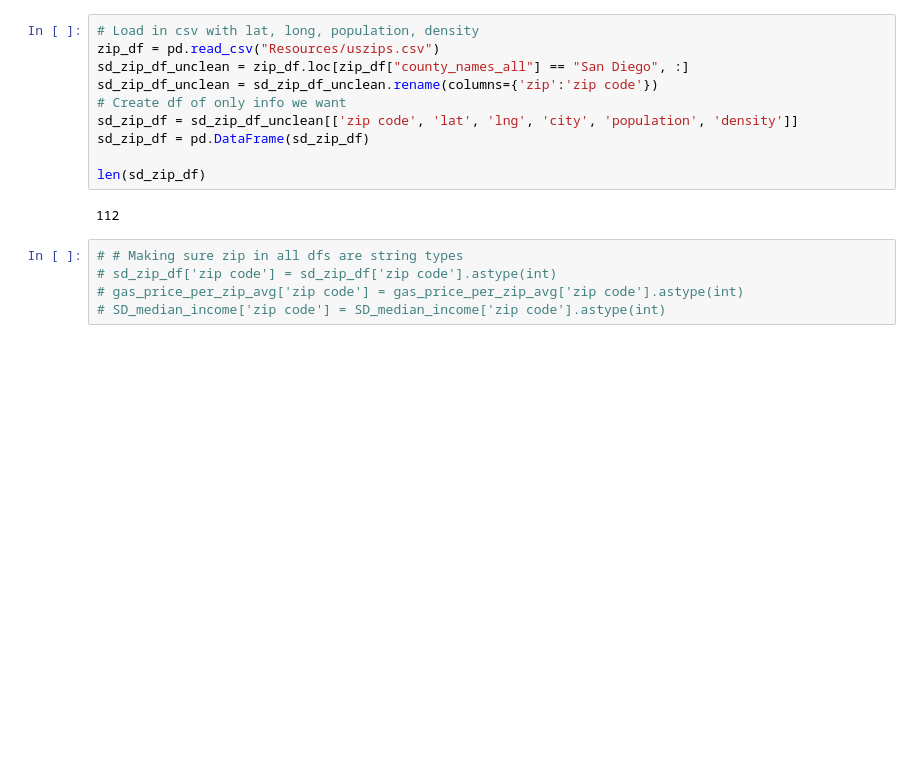
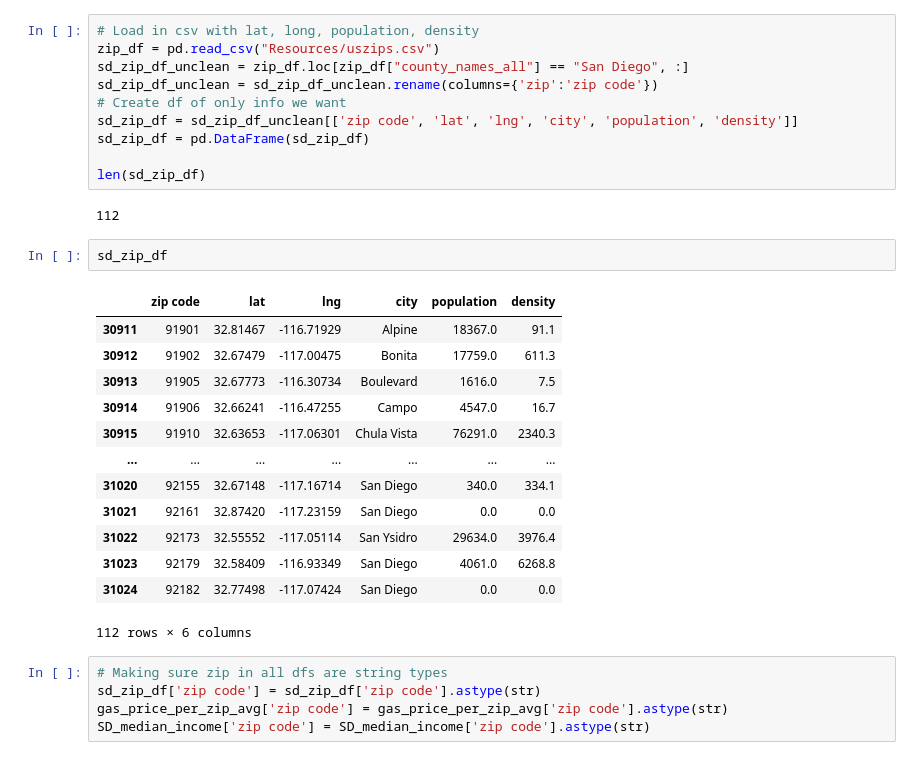
Before and after one commit to Lilnessa/Project1, a Jupyter notebook: gas_prices_zip_code.ipynb, the cells around one changed output. Drawn from its saved outputs; the diff is of its cells as text; blank space fills up the shorter version.

```diff
--- a/gas_prices_zip_code.ipynb
+++ b/gas_prices_zip_code.ipynb
@@ -224,8 +227,24 @@ sd_zip_df = pd.DataFrame(sd_zip_df)
 len(sd_zip_df)
 # %% [output]
 112
+# %%
+sd_zip_df
+# %% [output]
+|  | zip code | lat | lng | city | population | density |
+| 30911 | 91901 | 32.81467 | -116.71929 | Alpine | 18367.0 | 91.1 |
+| 30912 | 91902 | 32.67479 | -117.00475 | Bonita | 17759.0 | 611.3 |
+| 30913 | 91905 | 32.67773 | -116.30734 | Boulevard | 1616.0 | 7.5 |
+| 30914 | 91906 | 32.66241 | -116.47255 | Campo | 4547.0 | 16.7 |
+| 30915 | 91910 | 32.63653 | -117.06301 | Chula Vista | 76291.0 | 2340.3 |
+| ... | ... | ... | ... | ... | ... | ... |
+| 31020 | 92155 | 32.67148 | -117.16714 | San Diego | 340.0 | 334.1 |
+| 31021 | 92161 | 32.87420 | -117.23159 | San Diego | 0.0 | 0.0 |
+| 31022 | 92173 | 32.55552 | -117.05114 | San Ysidro | 29634.0 | 3976.4 |
+| 31023 | 92179 | 32.58409 | -116.93349 | San Diego | 4061.0 | 6268.8 |
+| 31024 | 92182 | 32.77498 | -117.07424 | San Diego | 0.0 | 0.0 |
+112 rows × 6 columns
 # %%
-# # Making sure zip in all dfs are string types
-# sd_zip_df['zip code'] = sd_zip_df['zip code'].astype(int)
-# gas_price_per_zip_avg['zip code'] = gas_price_per_zip_avg['zip code'].astype(int)
-# SD_median_income['zip code'] = SD_median_income['zip code'].astype(int)
+# Making sure zip in all dfs are string types
+sd_zip_df['zip code'] = sd_zip_df['zip code'].astype(str)
+gas_price_per_zip_avg['zip code'] = gas_price_per_zip_avg['zip code'].astype(str)
+SD_median_income['zip code'] = SD_median_income['zip code'].astype(str)
```
Also changed, not shown: parts of 9 cells of this notebook, 1 other file.
